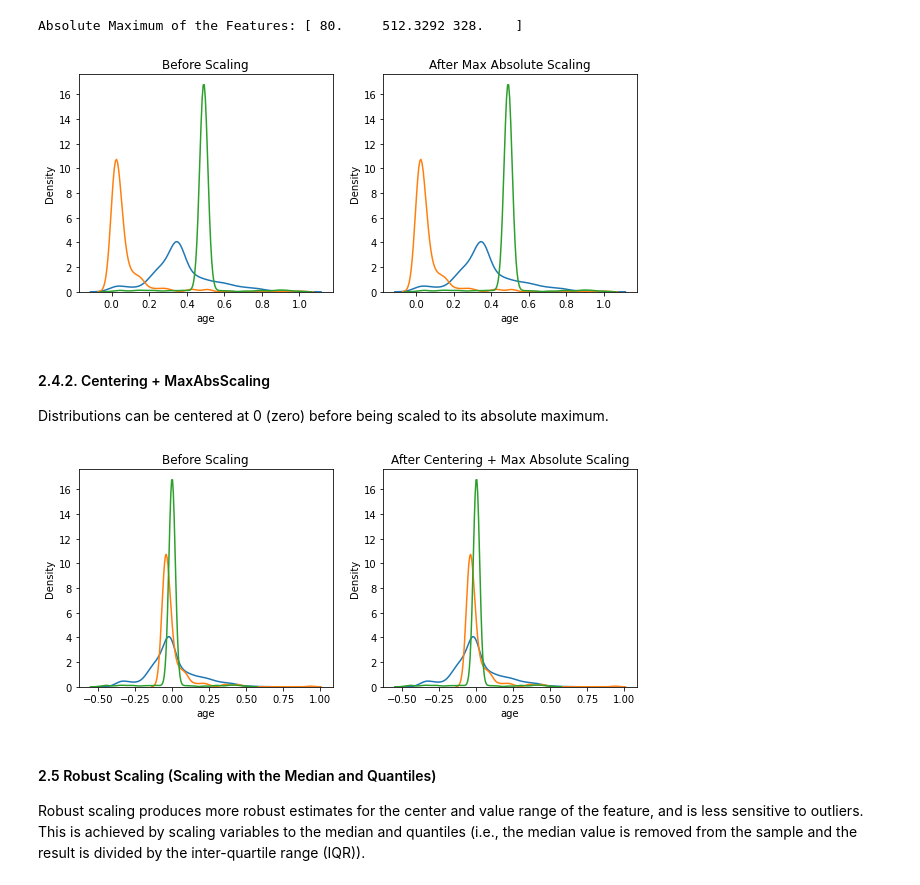
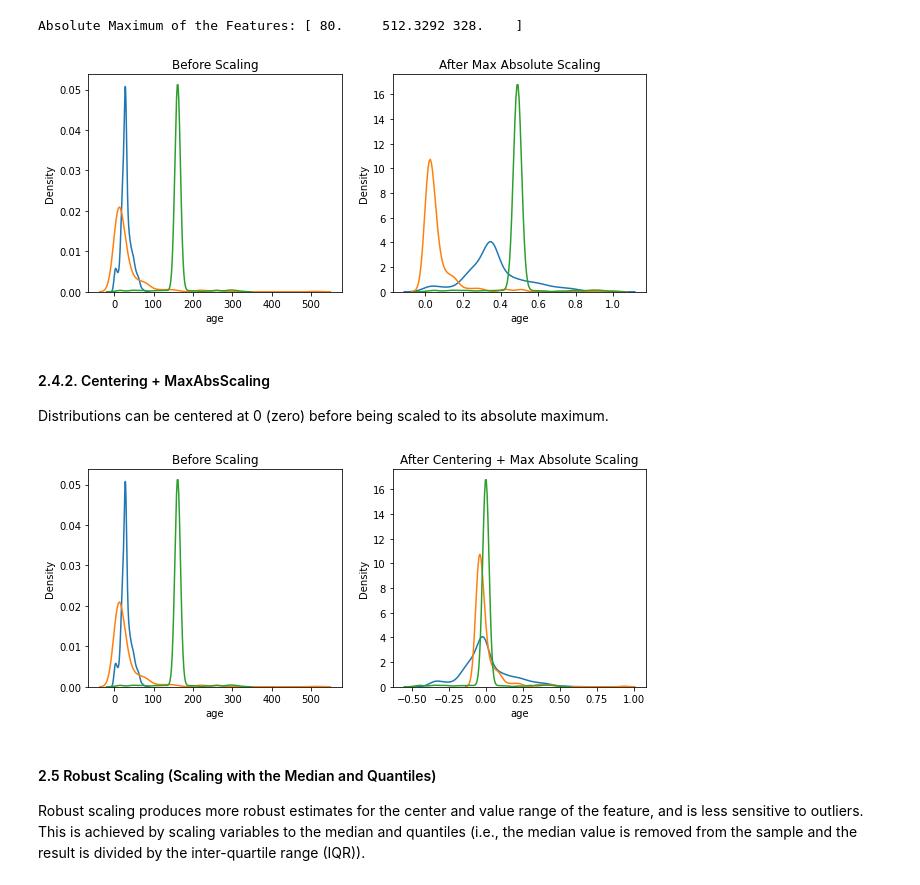
Before and after one commit to jtupitza-msft/edsp-mentoring-program, a Jupyter notebook: 04-Feature-Engineering.ipynb, the cells around one changed output. Drawn from its saved outputs; the diff is of its cells as text; code cells hidden in the pictures.

```diff
--- a/04-Feature-Engineering.ipynb
+++ b/04-Feature-Engineering.ipynb
@@ -44,16 +44,16 @@ def triple_plots(df, col):
     plt.title('Boxplot')
     plt.show()
 
-def before_and_after_plots(df, cols, titles):
+def before_and_after_plots(dfs, cols, titles):
     fig, (ax1, ax2) = plt.subplots(ncols=2, figsize=(10,4))
 
     ax1.set_title(titles[0])
     for col in cols:
-        sns.kdeplot(data=df[col], ax=ax1)
+        sns.kdeplot(data=dfs[0][col], ax=ax1)
 
     ax2.set_title(titles[1])
     for col in cols:
-        sns.kdeplot(data=df[col], ax=ax2)
+        sns.kdeplot(data=dfs[1][col], ax=ax2)
 
     plt.show()
 # %% [markdown]
@@ -361,12 +363,13 @@ df_scaled = pd.DataFrame(arr_scaled, columns=df_copy.columns)
 # %% [output]
 Absolute Maximum of the Features: [ 80.     512.3292 328.    ]
 # %%
+dfs = [df_copy, df_scaled]
 columns = ['age','fare','body']
 titles = ['Before Scaling','After Max Absolute Scaling']
 
-before_and_after_plots(df_scaled, columns, titles)
+before_and_after_plots(dfs, columns, titles)
 # %% [output]
-[figure, old version]
+[figure, new version]
 # %% [markdown]
 #### 2.4.2. Centering + MaxAbsScaling
 Distributions can be centered at 0 (zero) before being scaled to its absolute maximum.
@@ -383,12 +386,13 @@ arr_scaled = scaler_maxabs.transform(scaler_mean.transform(df_copy))
 
 df_scaled = pd.DataFrame(arr_scaled, columns=df_copy.columns)
 # %%
+dfs = [df_copy, df_scaled]
 columns = ['age','fare','body']
 titles = ['Before Scaling','After Centering + Max Absolute Scaling']
 
-before_and_after_plots(df_scaled, columns, titles)
+before_and_after_plots(dfs, columns, titles)
 # %% [output]
-[figure, old version]
+[figure, new version]
 # %% [markdown]
 #### 2.5 Robust Scaling (Scaling with the Median and Quantiles)
 Robust scaling produces more robust estimates for the center and value range of the feature, and is less sensitive to outliers. This is achieved by scaling variables to the median and quantiles (i.e., the median value is removed from the sample and the result is divided by the inter-quartile range (IQR)).
```
Also changed, not shown: parts of 5 cells of this notebook.
